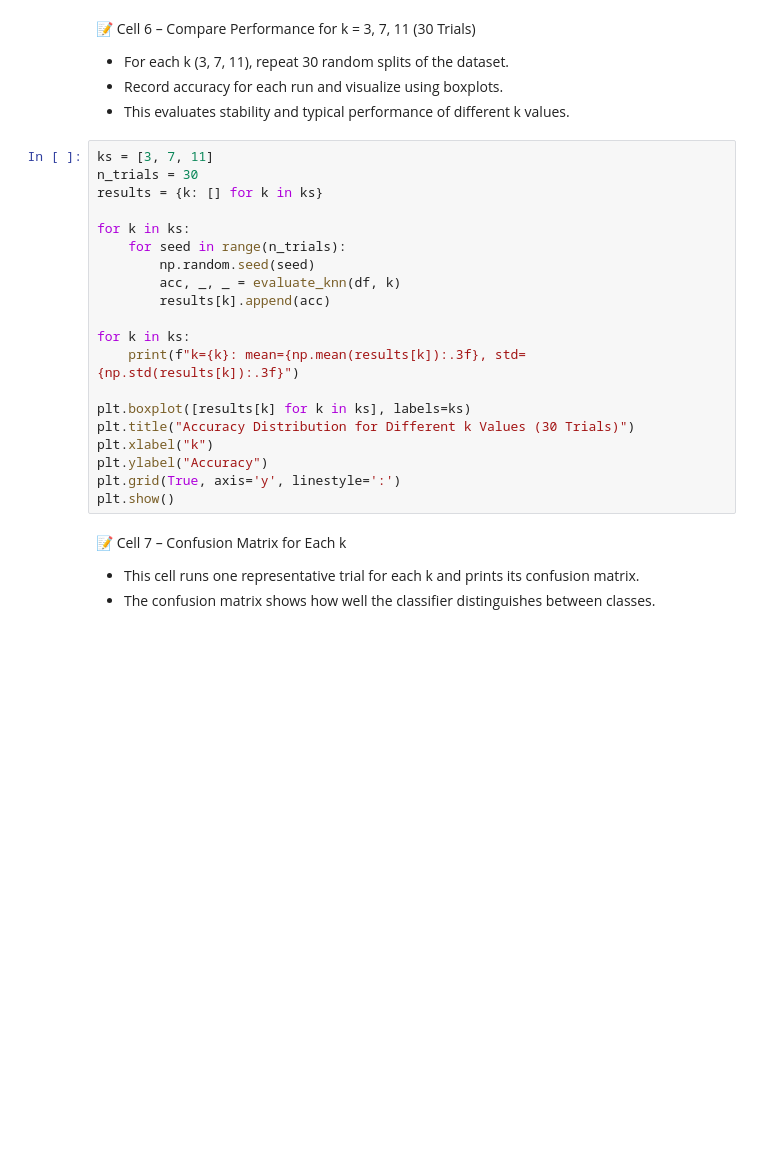
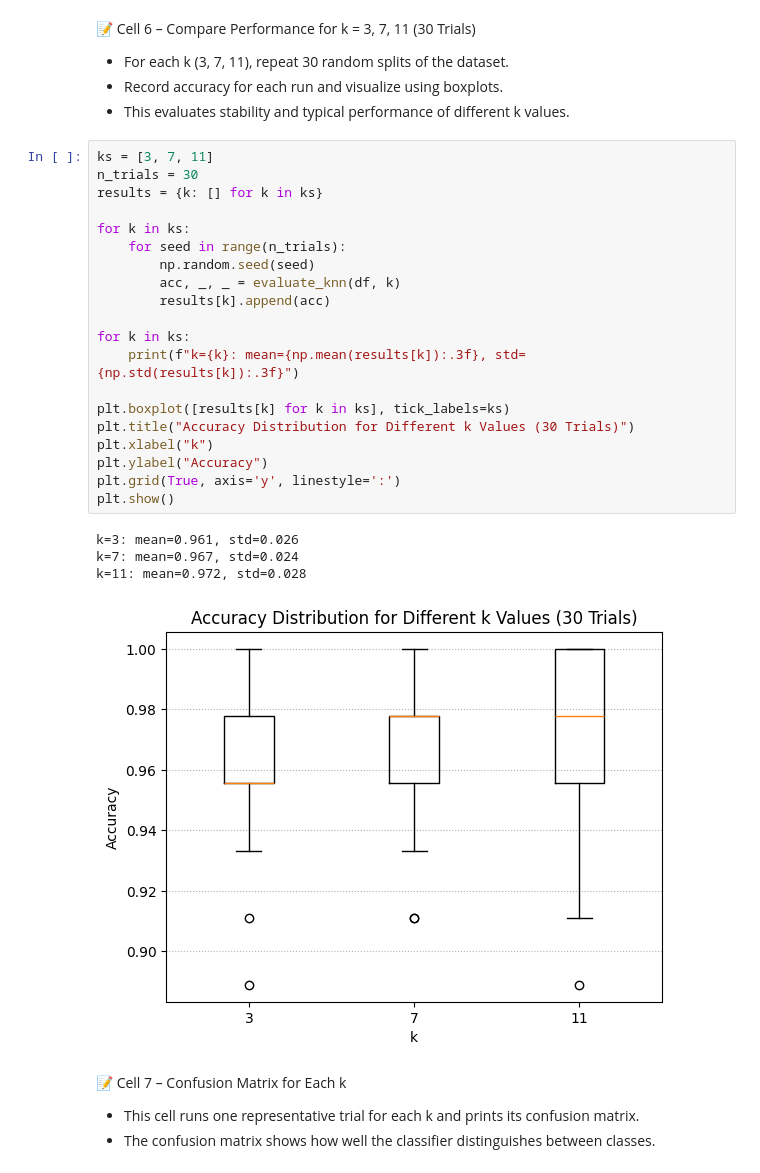
Before and after one commit to GauravGurung123/ml-supervised-learning-assignment-1, a Jupyter notebook: SearchMethodEx/sm_ex_2.ipynb, the cells around one changed output. Drawn from its saved outputs; the diff is of its cells as text; blank space fills up the shorter version.

```diff
--- a/SearchMethodEx/sm_ex_2.ipynb
+++ b/SearchMethodEx/sm_ex_2.ipynb
@@ -102,23 +109,28 @@ def evaluate_knn(df, k):
 # %%
 ks = [3, 7, 11]
 n_trials = 30
 results = {k: [] for k in ks}
 
 for k in ks:
     for seed in range(n_trials):
         np.random.seed(seed)
         acc, _, _ = evaluate_knn(df, k)
         results[k].append(acc)
 
 for k in ks:
     print(f"k={k}: mean={np.mean(results[k]):.3f}, std={np.std(results[k]):.3f}")
 
-plt.boxplot([results[k] for k in ks], labels=ks)
+plt.boxplot([results[k] for k in ks], tick_labels=ks)
 plt.title("Accuracy Distribution for Different k Values (30 Trials)")
 plt.xlabel("k")
 plt.ylabel("Accuracy")
 plt.grid(True, axis='y', linestyle=':')
 plt.show()
+# %% [output]
+k=3: mean=0.961, std=0.026
+k=7: mean=0.967, std=0.024
+k=11: mean=0.972, std=0.028
+[figure, added]
 # %% [markdown]
 📝 Cell 7 – Confusion Matrix for Each k
 - This cell runs one representative trial for each k and prints its confusion matrix.
```
Also changed, not shown: parts of 2 cells of this notebook.
